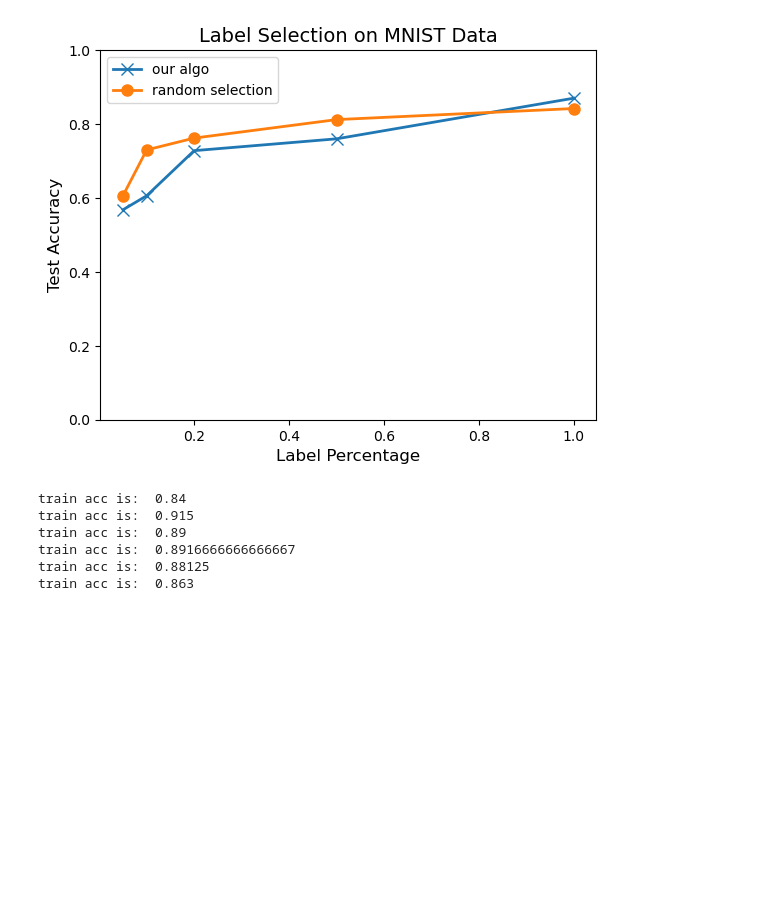
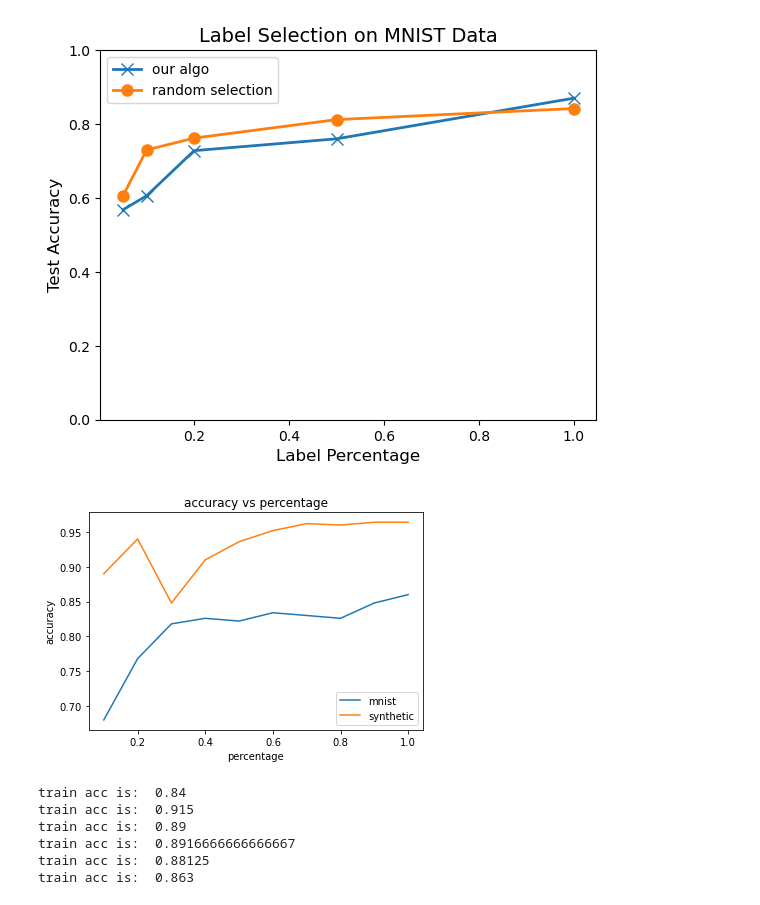
Before and after one commit to YuntianW/ECE236A, a Jupyter notebook: ECE236A_Project_Demo.ipynb, the cells around one changed output. Cells and saved outputs as stored; diff of their text form; code cells hidden in the pictures; blank space fills up the shorter version.

```diff
--- a/ECE236A_Project_Demo.ipynb
+++ b/ECE236A_Project_Demo.ipynb
@@ -39,8 +36,8 @@ array([[6.45836059, 6.33615717],
        [3.77140398, 5.71856747],
        [5.16551569, 4.85537577]])
 # %%
-classifier_syn = MyClassifier(K=len(set(syn_data["trainY"])))
-classifier_mnist = MyClassifier(K=len(set(mnist_data["trainY"])))
+classifier_syn = MyClassifier(K=len(set(syn_data["trainY"])),epsilon=-0.04)
+classifier_mnist = MyClassifier(K=len(set(mnist_data["trainY"])),epsilon=0.09)
 
 classifier_syn.train(syn_data)
 classifier_mnist.train(mnist_data)
@@ -175,6 +172,29 @@ clustering_percentage = {
         "cluster_nmi": []
     }
 }
+# %%
+percentage = np.linspace(0.1, 1, 10)
+acc_matrix = np.zeros((len(percentage), 2))
+for i in range(0, len(percentage)):
+    classifier = MyClassifier(3, epsilon=0.09)
+    classifier.train(mnist_data, percentage=percentage[i])
+    acc = classifier.evaluate(mnist_data['testX'], mnist_data['testY'])
+    acc_matrix[i, 0] = acc
+
+    classifier = MyClassifier(3, epsilon=-0.04)
+    classifier.train(syn_data, percentage=percentage[i])
+    acc = classifier.evaluate(syn_data['testX'], syn_data['testY'])
+    acc_matrix[i, 1] = acc
+plt.figure()
+plt.plot(percentage, acc_matrix[:, 0], label='mnist')
+plt.plot(percentage, acc_matrix[:, 1], label='synthetic')
+plt.legend()
+plt.xlabel('percentage')
+plt.ylabel('accuracy')
+plt.title('accuracy vs percentage')
+plt.show()
+# %% [output]
+[figure, added]
 # %%
 for p in clustering_percentage["synthetic"]["percentage"]:
     n, _ = syn_data["trainX"].shape
```
Also changed, not shown: parts of 4 cells of this notebook.
